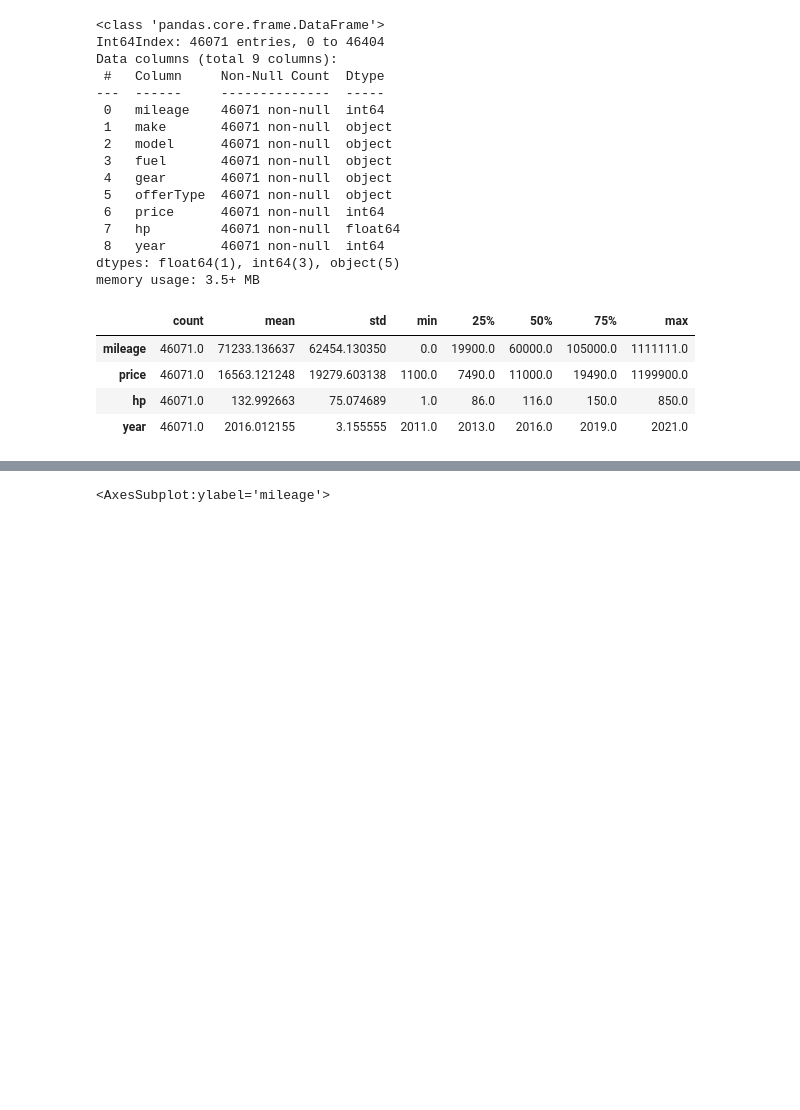
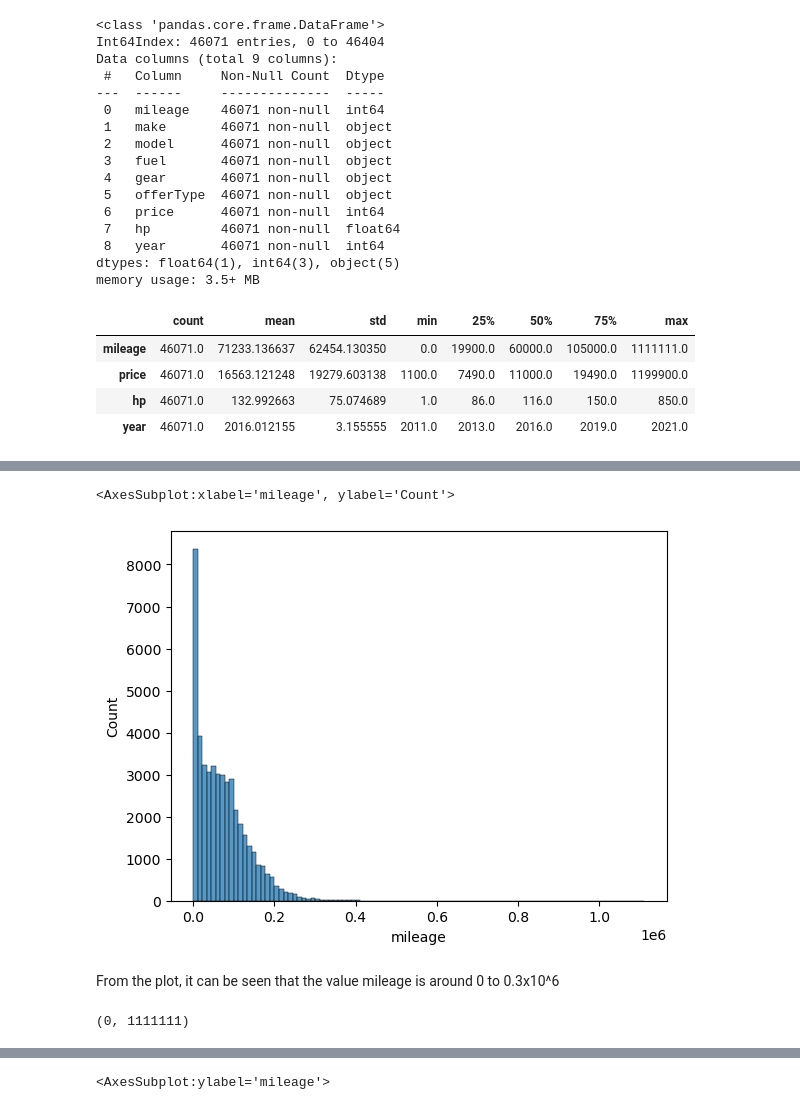
Before and after one commit to harrizazham98/DataScienceProj, a Jupyter notebook: 005_CarPurchase/eda.ipynb, the cells around one changed output, grey strips where cells are left out. Cells and saved outputs as stored; diff of their text form; code cells hidden in the pictures; blank space fills up the shorter version.

```diff
--- a/005_CarPurchase/eda.ipynb
+++ b/005_CarPurchase/eda.ipynb
@@ -78,0 +97,11 @@ data.describe().T
+# %%
+sns.histplot(x="mileage",data=data, bins=100)
+# %% [output]
+<AxesSubplot:xlabel='mileage', ylabel='Count'>
+[figure, added]
+# %% [markdown]
+From the plot, it can be seen that the value mileage is around 0 to 0.3x10^6
+# %%
+data["mileage"].min(), data["mileage"].max()
+# %% [output]
+(0, 1111111)
```
Also changed, not shown: parts of 61 cells of this notebook, 1 other file.
